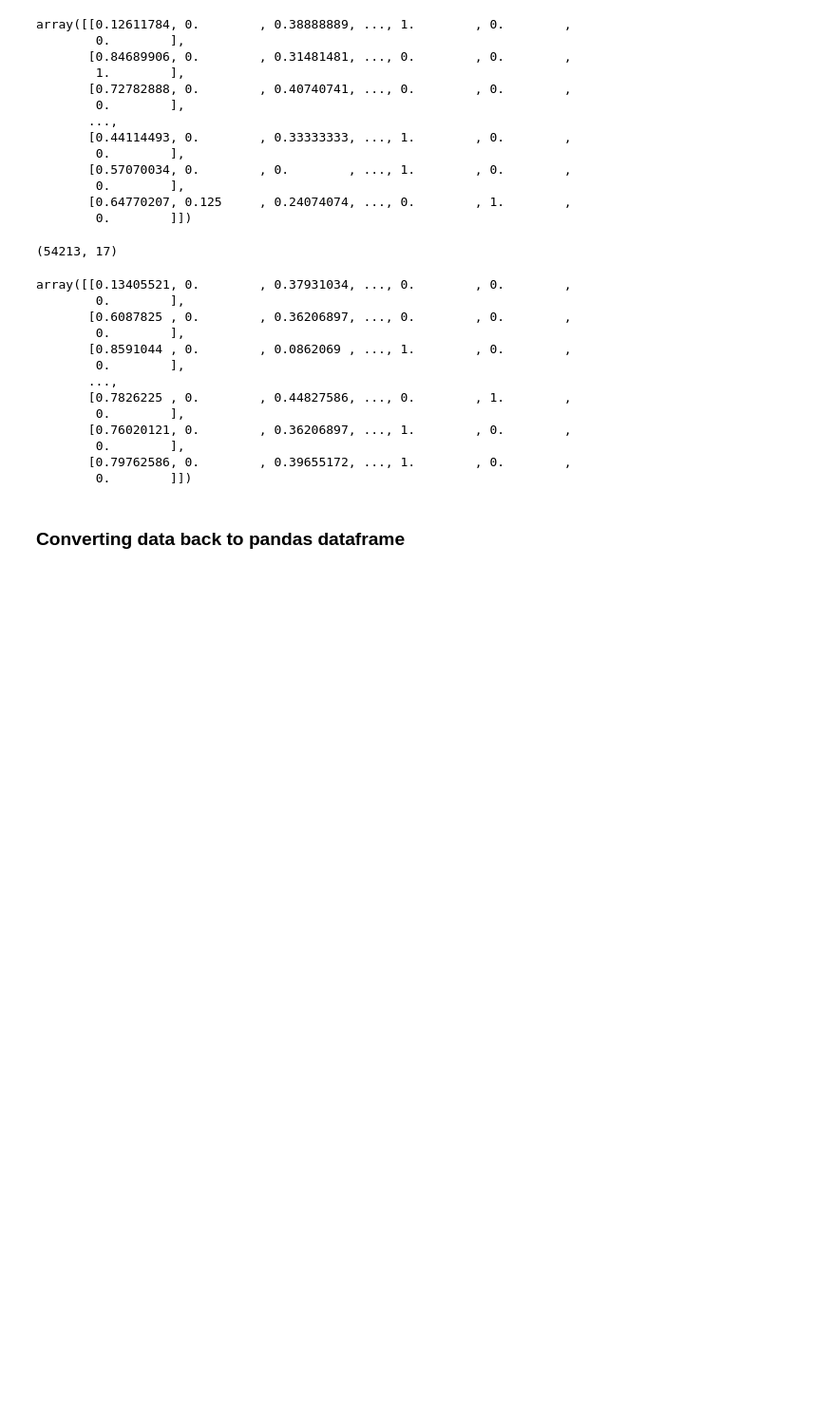
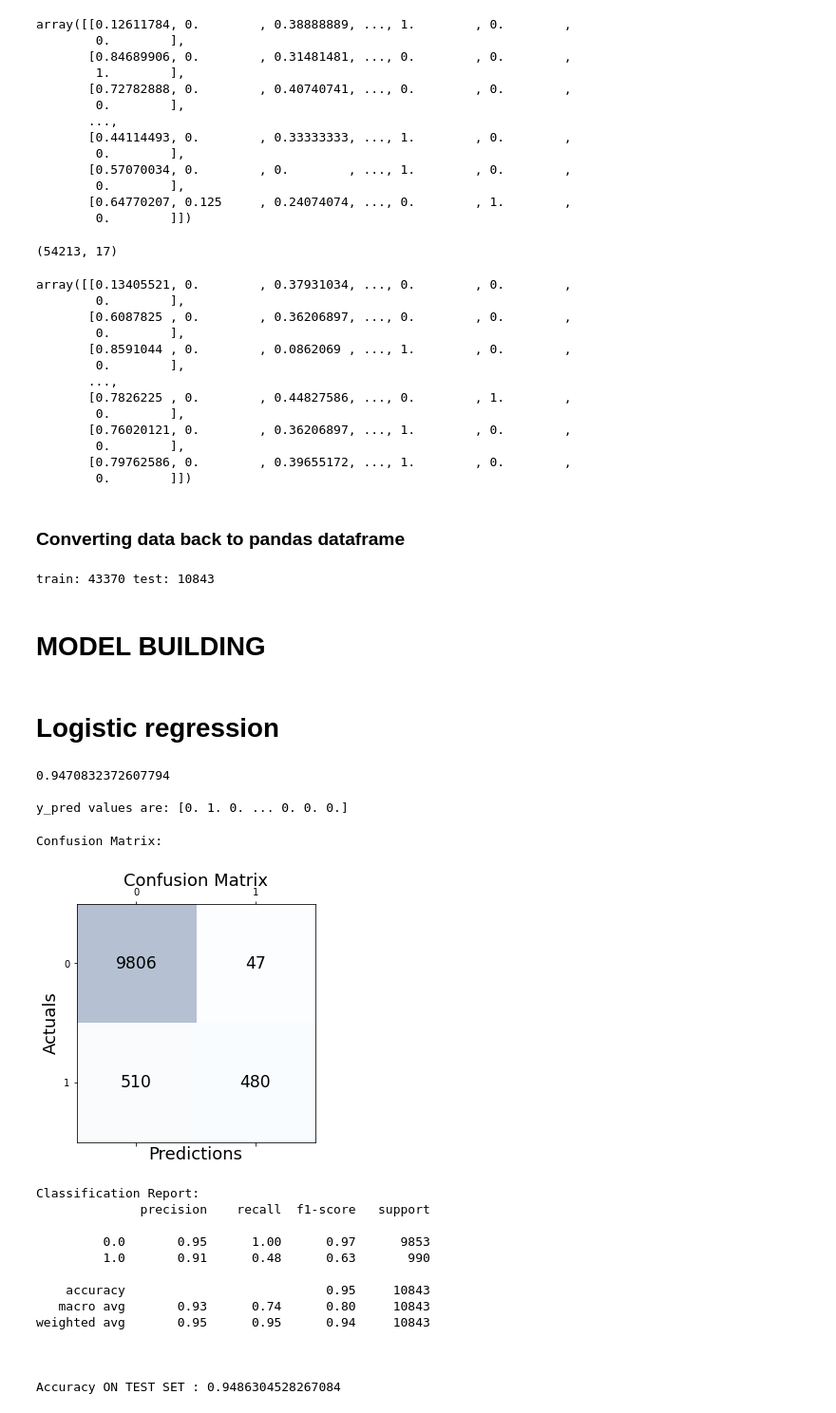
Before and after one commit to MANISH-KUMAR-CODES/Analysis-on-Fraud-Detection-In-Ecommerce-company, a Jupyter notebook: Predict_if_Merchant_is_Fraudster.ipynb, the cells around one changed output. Shown at 95% size. Drawn from its saved outputs; the diff is of its cells as text; code cells hidden in the pictures; blank space fills up the shorter version.

```diff
--- a/Predict_if_Merchant_is_Fraudster.ipynb
+++ b/Predict_if_Merchant_is_Fraudster.ipynb
@@ -855,3 +867,69 @@ test_df_scaled.columns = test_df.columns
 # Assainging our X and y values for testing various models
 X = train_df_scaled.drop('Fraudster',axis = 1)
 y = train_df_scaled['Fraudster']
+# %%
+#Dividing data in test and train
+from sklearn.model_selection import train_test_split
+X_train, X_test, y_train, y_test = train_test_split(X, y, test_size=0.2, random_state=0)
+print('train:', len(X_train), 'test:', len(X_test))
+# %% [output]
+train: 43370 test: 10843
+# %% [markdown]
+# **MODEL BUILDING**
+# %% [markdown]
+# Logistic regression
+# %%
+# instantiate a logistic regression model, and fit with X and y
+from sklearn.linear_model import LogisticRegression
+model = LogisticRegression()
+model = model.fit(X_train, y_train)
+
+# check the accuracy on the training set
+print(model.score(X_train, y_train),'\n')
+# predict will give the predited result for test set
+y_pred = model.predict(X_test)
+print('y_pred values are:',y_pred)
+# %% [output]
+0.9470832372607794
+
+y_pred values are: [0. 1. 0. ... 0. 0. 0.]
+# %%
+# importing various evaluation metrics
+from sklearn.metrics import classification_report, confusion_matrix, accuracy_score
+result = confusion_matrix(y_test, y_pred)
+print("Confusion Matrix:")
+# Print the confusion matrix using Matplotlib
+fig, ax = plt.subplots(figsize=(4.5, 6))
+ax.matshow(result, cmap=plt.cm.Blues, alpha=0.3)
+for i in range(result.shape[0]):
+    for j in range(result.shape[1]):
+        ax.text(x=j, y=i,s=result[i, j], va='center', ha='center', size='xx-large')
+
+plt.xlabel('Predictions', fontsize=18)
+plt.ylabel('Actuals', fontsize=18)
+plt.title('Confusion Matrix', fontsize=18)
+plt.show()
+print('\n')
+result1 = classification_report(y_test, y_pred)
+print("Classification Report:",)
+print (result1)
+print('\n')
+# Calculate the accuracy of the model
+result2 = accuracy_score(y_test,y_pred)
+print("Accuracy ON TEST SET :",result2)
+# %% [output]
+Confusion Matrix:
+[figure, added]
+Classification Report:
+              precision    recall  f1-score   support
+
+         0.0       0.95      1.00      0.97      9853
+         1.0       0.91      0.48      0.63       990
+
+    accuracy                           0.95     10843
+   macro avg       0.93      0.74      0.80     10843
+weighted avg       0.95      0.95      0.94     10843
+
+
+
+Accuracy ON TEST SET : 0.9486304528267084
```
Also changed, not shown: parts of 7 cells of this notebook.
